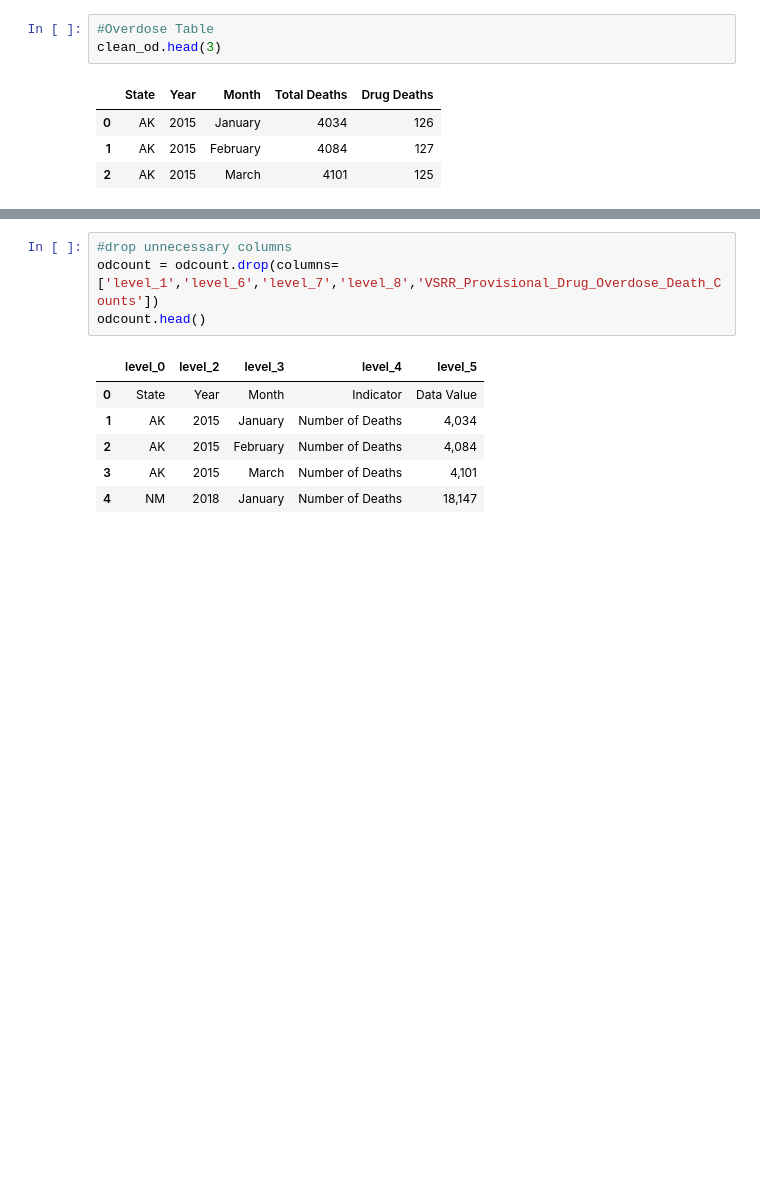
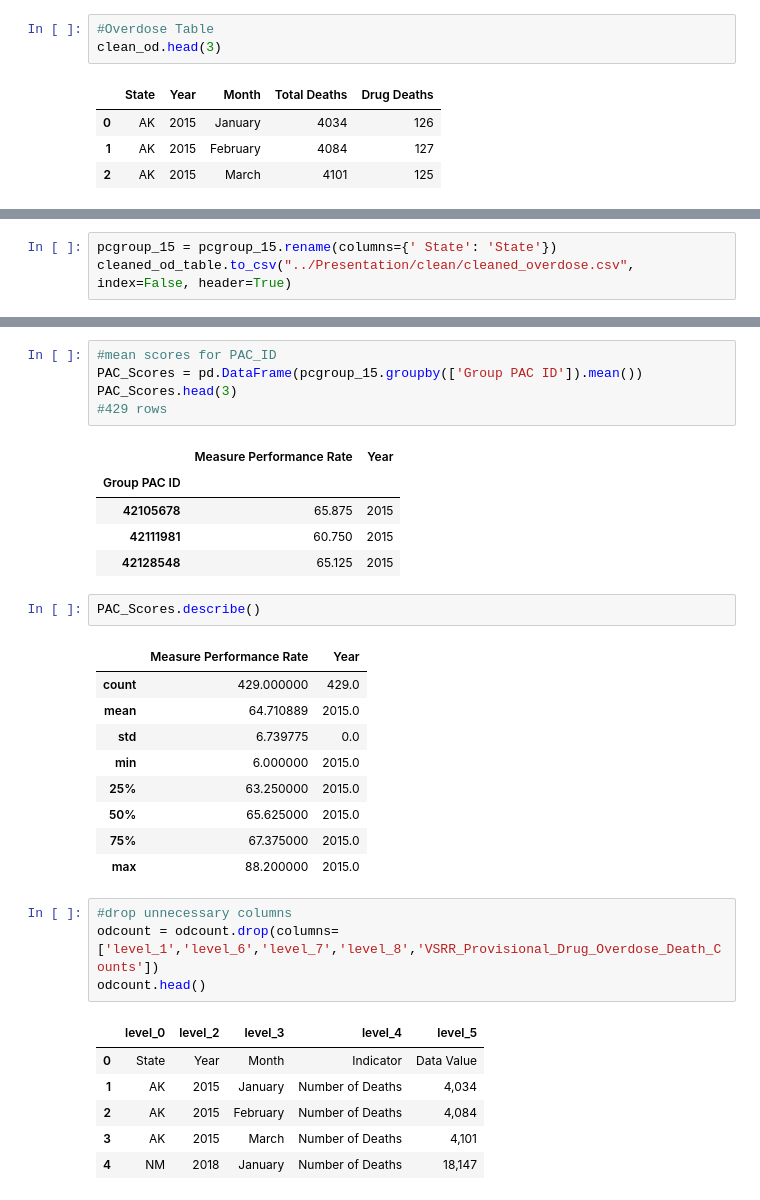
Before and after one commit to MTDahmer/Project1, a Jupyter notebook: notebooks/basheer_326.ipynb, the cells around one changed output, grey strips where cells are left out. Drawn from its saved outputs; the diff is of its cells as text; blank space fills up the shorter version.

Commit message:
corrected file pcgroup_15

```diff
--- a/notebooks/basheer_326.ipynb
+++ b/notebooks/basheer_326.ipynb
@@ -40,3 +40,6 @@ rating_phys15.head(2)
 |  | Group Name | Group PAC ID | State | Measure Title | Measure Performance Rate | Year |
 | 0 | HERITAGE VALLEY MEDICAL GROUP INC | 42105678 | PA | Getting timely care, appointments... | 63.0 | 2015 |
 | 1 | HERITAGE VALLEY MEDICAL GROUP INC | 42105678 | PA | Between visit communication. | 49.0 | 2015 |
+# %%
+pcgroup_15 = pcgroup_15.rename(columns={' State': 'State'})
+cleaned_od_table.to_csv("../Presentation/clean/cleaned_overdose.csv", index=False, header=True)
@@ -50,6 +71,29 @@ Measure Title                object
 Measure Performance Rate    float64
 Year                          int64
 dtype: object
+# %%
+#mean scores for PAC_ID
+PAC_Scores = pd.DataFrame(pcgroup_15.groupby(['Group PAC ID']).mean())
+PAC_Scores.head(3)
+#429 rows
+# %% [output]
+|  | Measure Performance Rate | Year |
+| Group PAC ID |  |  |
+| 42105678 | 65.875 | 2015 |
+| 42111981 | 60.750 | 2015 |
+| 42128548 | 65.125 | 2015 |
+# %%
+PAC_Scores.describe()
+# %% [output]
+|  | Measure Performance Rate | Year |
+| count | 429.000000 | 429.0 |
+| mean | 64.710889 | 2015.0 |
+| std | 6.739775 | 0.0 |
+| min | 6.000000 | 2015.0 |
+| 25% | 63.250000 | 2015.0 |
+| 50% | 65.625000 | 2015.0 |
+| 75% | 67.375000 | 2015.0 |
+| max | 88.200000 | 2015.0 |
 # %%
 #drop unnecessary columns
 odcount = odcount.drop(columns=['level_1','level_6','level_7','level_8','VSRR_Provisional_Drug_Overdose_Death_Counts'])
```
Also changed, not shown: parts of 4 cells of this notebook, 3 other files.
